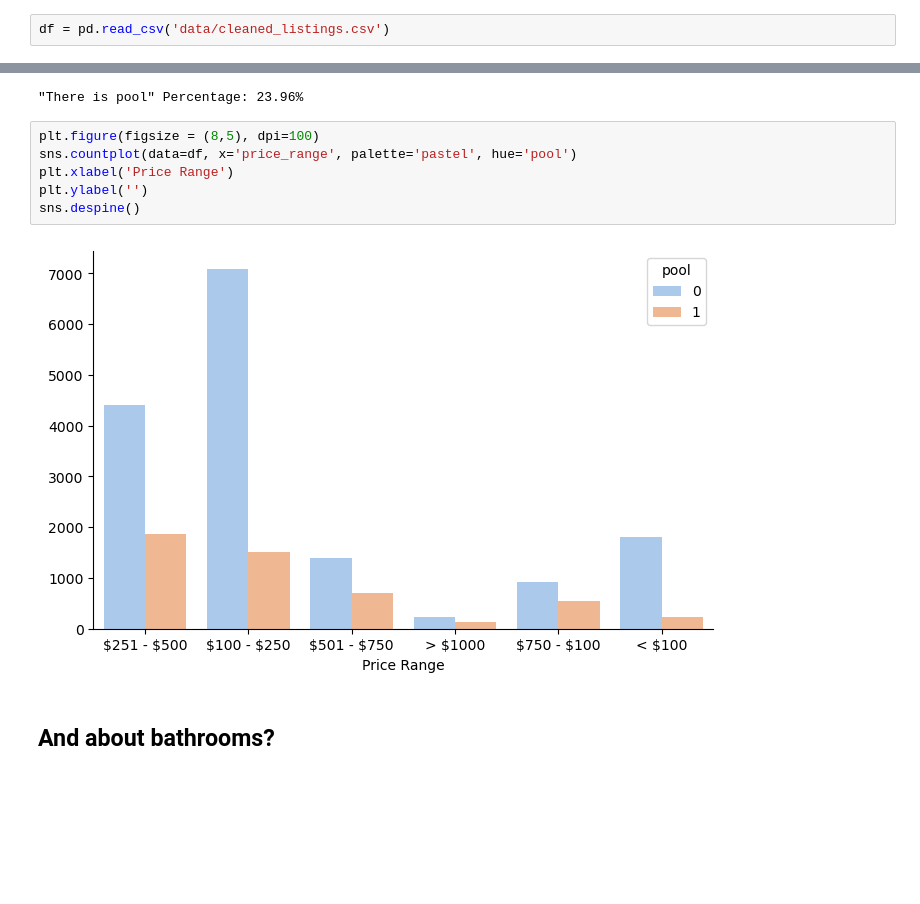
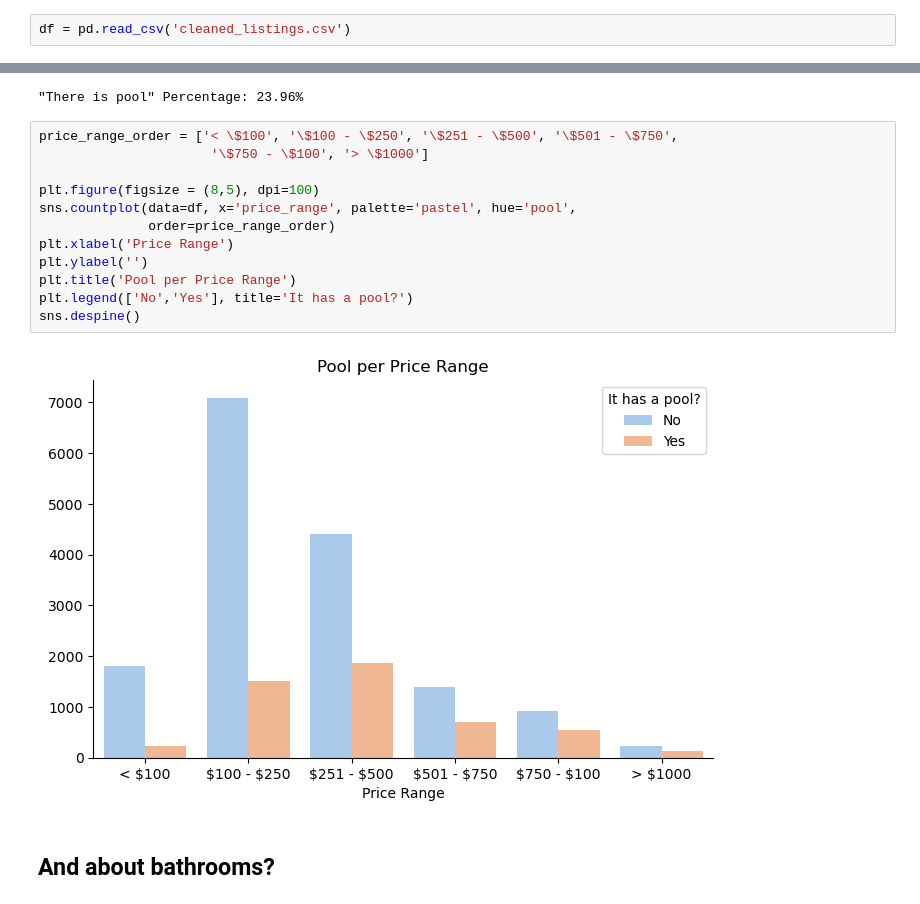
Before and after one commit to Gabrielle-Ribeiro/airbnb-rio, a Jupyter notebook: Exploratory Data Analysis and Data Visualization.ipynb, the cells around one changed output, grey strips where cells are left out. Cells and saved outputs as stored; diff of their text form; blank space fills up the shorter version.

```diff
--- a/Exploratory Data Analysis and Data Visualization.ipynb
+++ b/Exploratory Data Analysis and Data Visualization.ipynb
@@ -6,7 +8,7 @@ import pandas as pd
 import matplotlib.pyplot as plt
 import seaborn as sns
 # %%
-df = pd.read_csv('data/cleaned_listings.csv')
+df = pd.read_csv('cleaned_listings.csv')
 # %%
 df.head()
 # %% [output]
@@ -309,12 +327,18 @@ print('"There is pool" Percentage: {:.2f}%'.format(perc))
 # %% [output]
 "There is pool" Percentage: 23.96%
 # %%
+price_range_order = ['< \$100', '\$100 - \$250', '\$251 - \$500', '\$501 - \$750',
+                      '\$750 - \$100', '> \$1000']
+
 plt.figure(figsize = (8,5), dpi=100)
-sns.countplot(data=df, x='price_range', palette='pastel', hue='pool')
+sns.countplot(data=df, x='price_range', palette='pastel', hue='pool',
+              order=price_range_order)
 plt.xlabel('Price Range')
 plt.ylabel('')
+plt.title('Pool per Price Range')
+plt.legend(['No','Yes'], title='It has a pool?')
 sns.despine()
 # %% [output]
-[figure, old version]
+[figure, new version]
 # %% [markdown]
 ## And about bathrooms?
```
Also changed, not shown: parts of 13 cells of this notebook, 1 other file.
